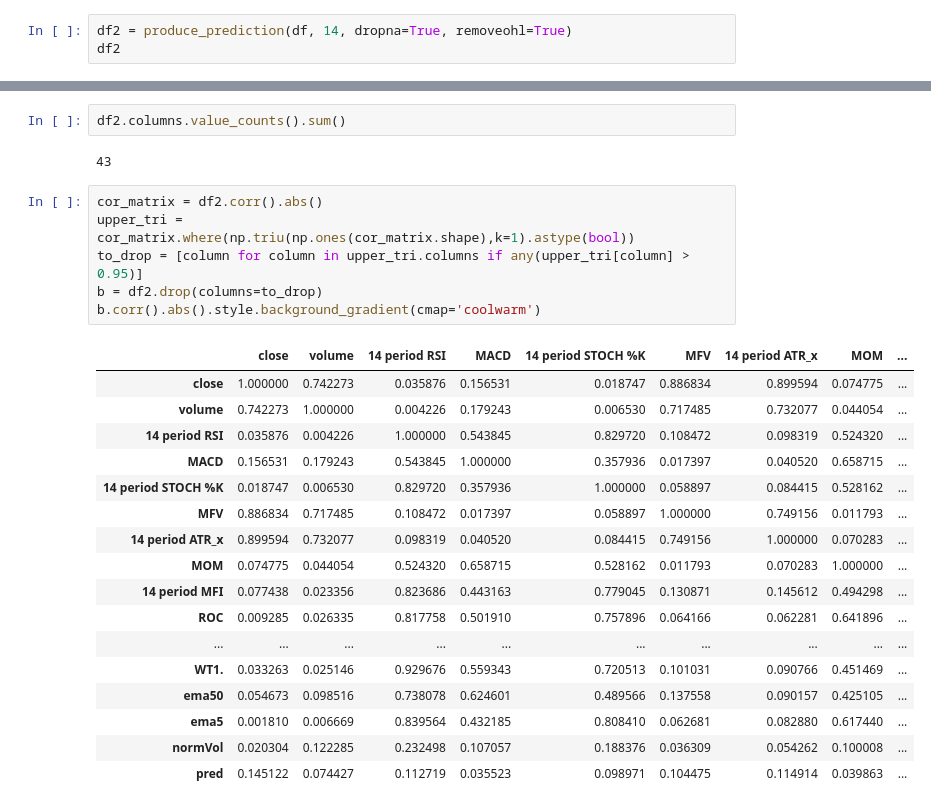
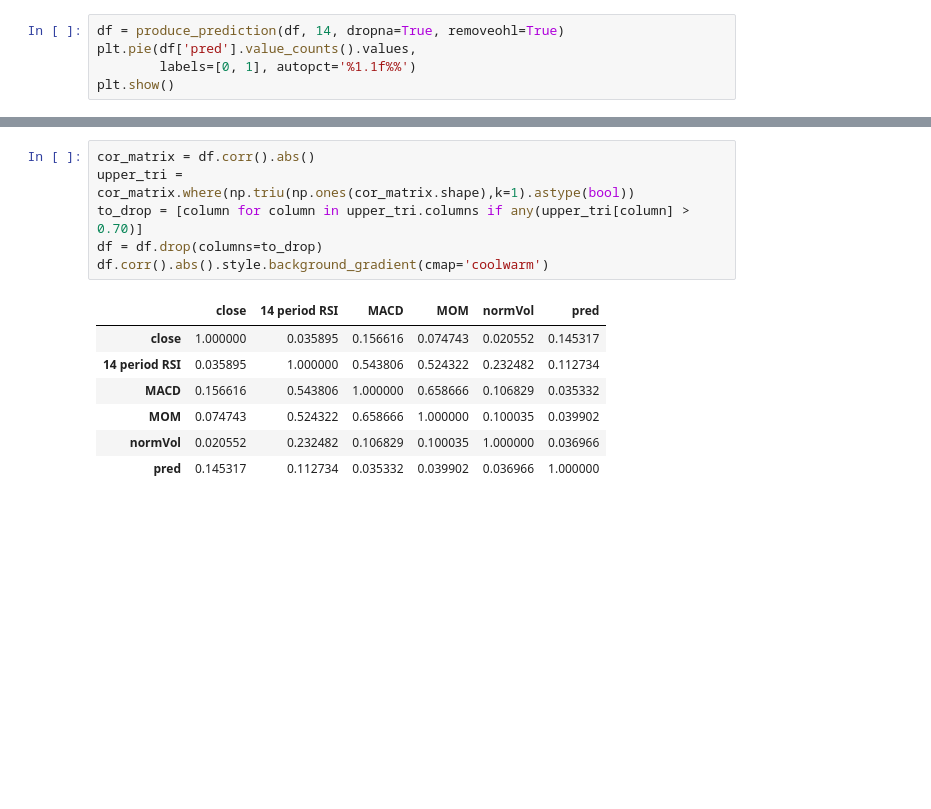
Before and after one commit to hristo-darlyanov/CryptoTradingMLPredictor, a Jupyter notebook: prediction.ipynb, the cells around one changed output, grey strips where cells are left out. Drawn from its saved outputs; the diff is of its cells as text; blank space fills up the shorter version.

```diff
--- a/prediction.ipynb
+++ b/prediction.ipynb
@@ -71,4 +48,6 @@ df
 # %%
-df2 = produce_prediction(df, 14, dropna=True, removeohl=True)
-df2
+df = produce_prediction(df, 14, dropna=True, removeohl=True)
+plt.pie(df['pred'].value_counts().values,
+        labels=[0, 1], autopct='%1.1f%%')
+plt.show()
 # %% [output]
@@ -88,29 +55,15 @@ df2
-# %%
-df2.columns.value_counts().sum()
-# %% [output]
-43
 # %%
-cor_matrix = df2.corr().abs()
+cor_matrix = df.corr().abs()
 upper_tri = cor_matrix.where(np.triu(np.ones(cor_matrix.shape),k=1).astype(bool))
-to_drop = [column for column in upper_tri.columns if any(upper_tri[column] > 0.95)]
-b = df2.drop(columns=to_drop)
-b.corr().abs().style.background_gradient(cmap='coolwarm')
+to_drop = [column for column in upper_tri.columns if any(upper_tri[column] > 0.70)]
+df = df.drop(columns=to_drop)
+df.corr().abs().style.background_gradient(cmap='coolwarm')
 # %% [output]
-|  | close | volume | 14 period RSI | MACD | 14 period STOCH %K | MFV | 14 period ATR_x | MOM | ... |
-| close | 1.000000 | 0.742273 | 0.035876 | 0.156531 | 0.018747 | 0.886834 | 0.899594 | 0.074775 | ... |
-| volume | 0.742273 | 1.000000 | 0.004226 | 0.179243 | 0.006530 | 0.717485 | 0.732077 | 0.044054 | ... |
-| 14 period RSI | 0.035876 | 0.004226 | 1.000000 | 0.543845 | 0.829720 | 0.108472 | 0.098319 | 0.524320 | ... |
-| MACD | 0.156531 | 0.179243 | 0.543845 | 1.000000 | 0.357936 | 0.017397 | 0.040520 | 0.658715 | ... |
-| 14 period STOCH %K | 0.018747 | 0.006530 | 0.829720 | 0.357936 | 1.000000 | 0.058897 | 0.084415 | 0.528162 | ... |
-| MFV | 0.886834 | 0.717485 | 0.108472 | 0.017397 | 0.058897 | 1.000000 | 0.749156 | 0.011793 | ... |
-| 14 period ATR_x | 0.899594 | 0.732077 | 0.098319 | 0.040520 | 0.084415 | 0.749156 | 1.000000 | 0.070283 | ... |
-| MOM | 0.074775 | 0.044054 | 0.524320 | 0.658715 | 0.528162 | 0.011793 | 0.070283 | 1.000000 | ... |
-| 14 period MFI | 0.077438 | 0.023356 | 0.823686 | 0.443163 | 0.779045 | 0.130871 | 0.145612 | 0.494298 | ... |
-| ROC | 0.009285 | 0.026335 | 0.817758 | 0.501910 | 0.757896 | 0.064166 | 0.062281 | 0.641896 | ... |
-| ... | ... | ... | ... | ... | ... | ... | ... | ... | ... |
-| WT1. | 0.033263 | 0.025146 | 0.929676 | 0.559343 | 0.720513 | 0.101031 | 0.090766 | 0.451469 | ... |
-| ema50 | 0.054673 | 0.098516 | 0.738078 | 0.624601 | 0.489566 | 0.137558 | 0.090157 | 0.425105 | ... |
-| ema5 | 0.001810 | 0.006669 | 0.839564 | 0.432185 | 0.808410 | 0.062681 | 0.082880 | 0.617440 | ... |
-| normVol | 0.020304 | 0.122285 | 0.232498 | 0.107057 | 0.188376 | 0.036309 | 0.054262 | 0.100008 | ... |
-| pred | 0.145122 | 0.074427 | 0.112719 | 0.035523 | 0.098971 | 0.104475 | 0.114914 | 0.039863 | ... |
+|  | close | 14 period RSI | MACD | MOM | normVol | pred |
+| close | 1.000000 | 0.035895 | 0.156616 | 0.074743 | 0.020552 | 0.145317 |
+| 14 period RSI | 0.035895 | 1.000000 | 0.543806 | 0.524322 | 0.232482 | 0.112734 |
+| MACD | 0.156616 | 0.543806 | 1.000000 | 0.658666 | 0.106829 | 0.035332 |
+| MOM | 0.074743 | 0.524322 | 0.658666 | 1.000000 | 0.100035 | 0.039902 |
+| normVol | 0.020552 | 0.232482 | 0.106829 | 0.100035 | 1.000000 | 0.036966 |
+| pred | 0.145317 | 0.112734 | 0.035332 | 0.039902 | 0.036966 | 1.000000 |
 # %%
```
Also changed, not shown: parts of 9 cells of this notebook, 3 other files.
